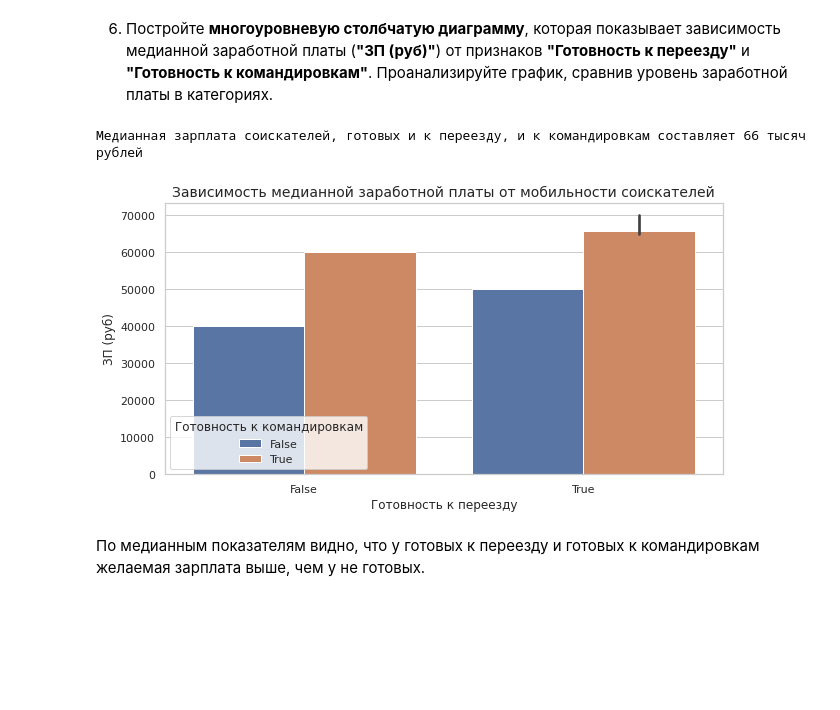
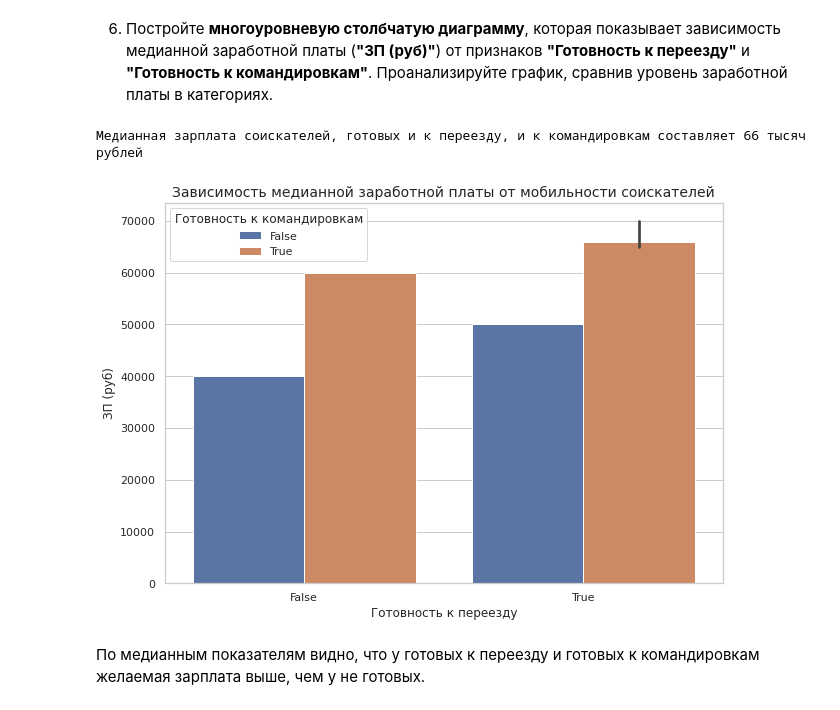
Before and after one commit to SergeyObukhov/sf_data_science, a Jupyter notebook: projekt_1/Projekt_1.ipynb, the cells around one changed output. Drawn from its saved outputs; the diff is of its cells as text; code cells hidden in the pictures; blank space fills up the shorter version.

Commit message:
edit_projekt_1.ipynb

```diff
--- a/projekt_1/Projekt_1.ipynb
+++ b/projekt_1/Projekt_1.ipynb
@@ -25,7 +25,7 @@ import plotly.express as px
 # %% [markdown]
 1. Прочитайте данные с помощью библиотеки Pandas. Совет: перед чтением обратите внимание на разделитель внутри файла.
 # %%
-path = '/home/sergey/Проекты/projekt_1/data/dst-3.0_16_1_hh_database.csv'
+path = '/data/dst-3.0_16_1_hh_database.csv'
 hh_data = pd.read_csv(path, sep=';')
 
 # ответ на задание 2.1
@@ -763,24 +763,24 @@ boxplot4.set_xticks(range(0, 940000, 20000));
 # %%
 sns.set_style('whitegrid')
 
-fig = plt.figure(figsize=(10, 5))
+fig = plt.figure(figsize=(10, 7))
 barplot1 = sns.barplot(
     data=hh_df,
     x='Готовность к переезду',
     y='ЗП (руб)',
     hue='Готовность к командировкам',
     estimator=np.median
 );
 
 barplot1.set_title('Зависимость медианной заработной платы от мобильности соискателей', fontsize=14);
 
 # ответ на задание 4.6
 salary_mobile_median = hh_df[mask_moving_readines]['ЗП (руб)'].median()/1000
 print(f'Медианная зарплата соискателей, готовых и к переезду,\
  и к командировкам составляет {round(salary_mobile_median)} тысяч рублей')
 # %% [output]
 Медианная зарплата соискателей, готовых и к переезду, и к командировкам составляет 66 тысяч рублей
-[figure, old version]
+[figure, new version]
 # %% [markdown]
 По медианным показателям видно, что у готовых к переезду и готовых к командировкам желаемая зарплата выше, чем у не готовых.
 # %% [markdown]
```
Also changed, not shown: parts of 8 cells of this notebook.
